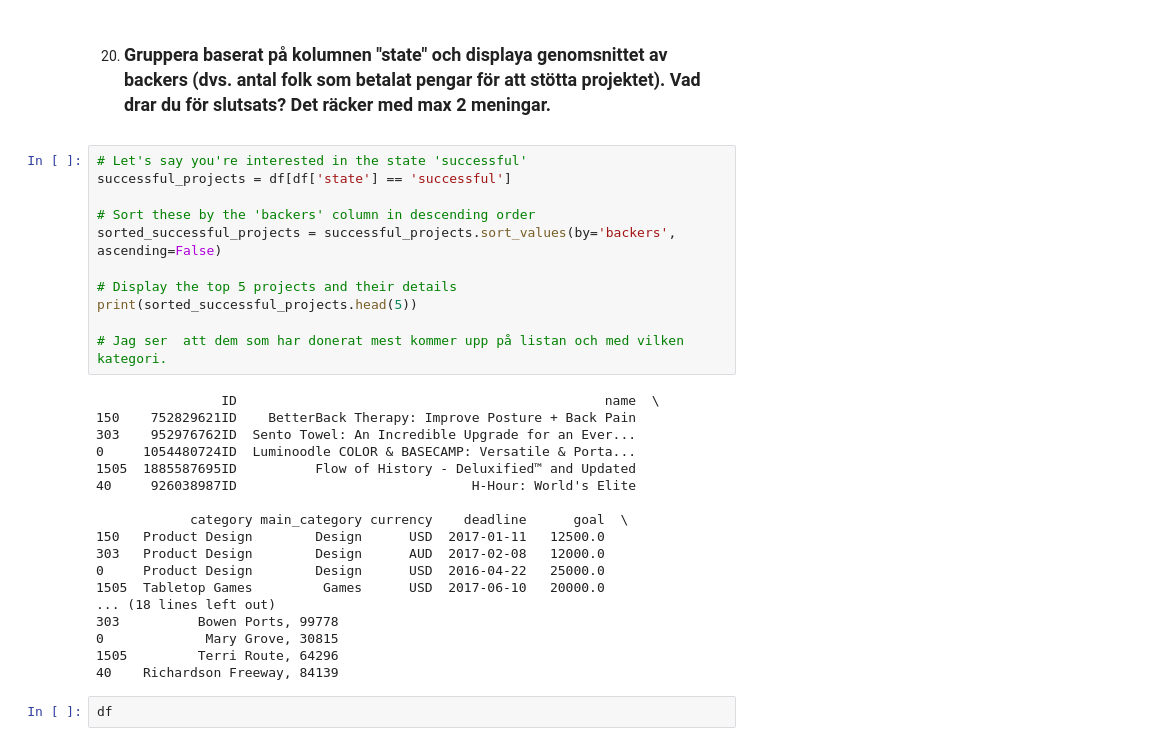
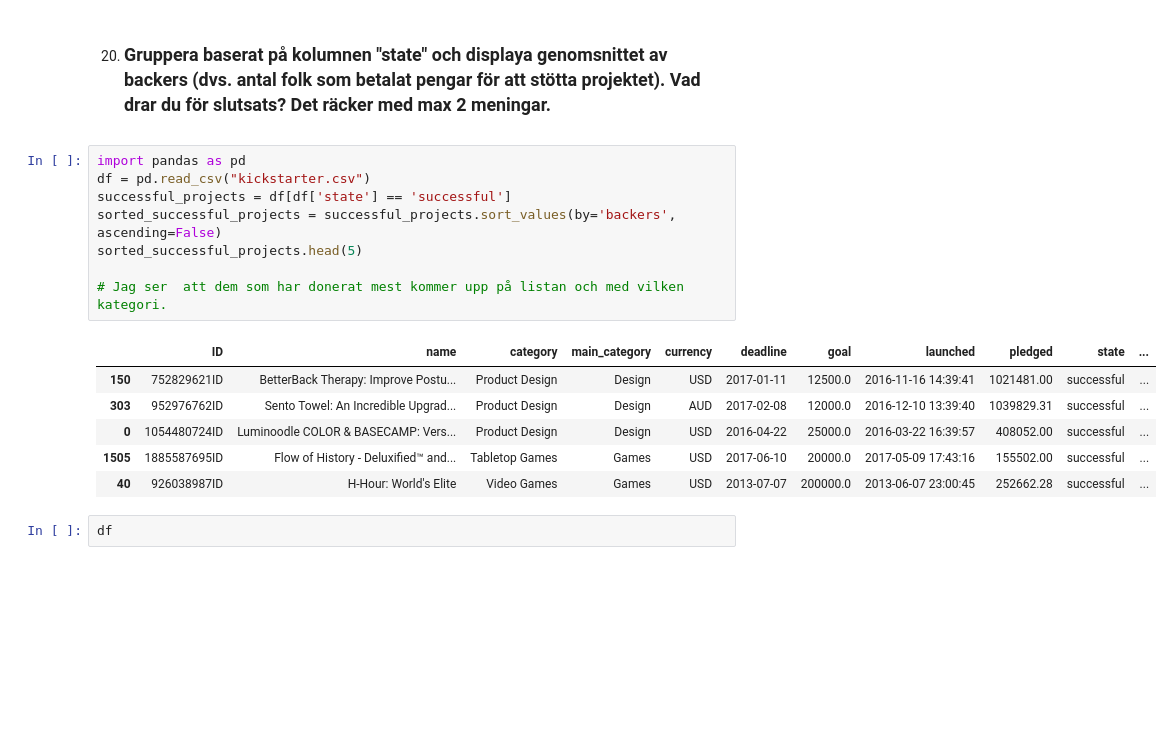
Before and after one commit to Lucas-Blomhall/Python-steam, a Jupyter notebook: main.ipynb, the cells around one changed output. Cells and saved outputs as stored; diff of their text form; blank space fills up the shorter version.

```diff
--- a/main.ipynb
+++ b/main.ipynb
@@ -806,34 +828,20 @@ aggregated
 # %% [markdown]
 20. ### Gruppera baserat på kolumnen "state" och displaya genomsnittet av backers (dvs. antal folk som betalat pengar för att stötta projektet). Vad drar du för slutsats? Det räcker med max 2 meningar.
 # %%
-# Let's say you're interested in the state 'successful'
+import pandas as pd
+df = pd.read_csv("kickstarter.csv")
 successful_projects = df[df['state'] == 'successful']
-
-# Sort these by the 'backers' column in descending order
 sorted_successful_projects = successful_projects.sort_values(by='backers', ascending=False)
-
-# Display the top 5 projects and their details
-print(sorted_successful_projects.head(5))
+sorted_successful_projects.head(5)
 
 # Jag ser  att dem som har donerat mest kommer upp på listan och med vilken kategori.
 # %% [output]
-                ID                                               name  \
-150    752829621ID    BetterBack Therapy: Improve Posture + Back Pain
-303    952976762ID  Sento Towel: An Incredible Upgrade for an Ever...
-0     1054480724ID  Luminoodle COLOR & BASECAMP: Versatile & Porta...
-1505  1885587695ID          Flow of History - Deluxified™ and Updated
-40     926038987ID                              H-Hour: World's Elite
-
-            category main_category currency    deadline      goal  \
-150   Product Design        Design      USD  2017-01-11   12500.0
-303   Product Design        Design      AUD  2017-02-08   12000.0
-0     Product Design        Design      USD  2016-04-22   25000.0
-1505  Tabletop Games         Games      USD  2017-06-10   20000.0
-... (18 lines left out)
-303          Bowen Ports, 99778
-0             Mary Grove, 30815
-1505         Terri Route, 64296
-40    Richardson Freeway, 84139
+|  | ID | name | category | main_category | currency | deadline | goal | launched | pledged | state | ... |
+| 150 | 752829621ID | BetterBack Therapy: Improve Postu... | Product Design | Design | USD | 2017-01-11 | 12500.0 | 2016-11-16 14:39:41 | 1021481.00 | successful | ... |
+| 303 | 952976762ID | Sento Towel: An Incredible Upgrad... | Product Design | Design | AUD | 2017-02-08 | 12000.0 | 2016-12-10 13:39:40 | 1039829.31 | successful | ... |
+| 0 | 1054480724ID | Luminoodle COLOR & BASECAMP: Vers... | Product Design | Design | USD | 2016-04-22 | 25000.0 | 2016-03-22 16:39:57 | 408052.00 | successful | ... |
+| 1505 | 1885587695ID | Flow of History - Deluxified™ and... | Tabletop Games | Games | USD | 2017-06-10 | 20000.0 | 2017-05-09 17:43:16 | 155502.00 | successful | ... |
+| 40 | 926038987ID | H-Hour: World's Elite | Video Games | Games | USD | 2013-07-07 | 200000.0 | 2013-06-07 23:00:45 | 252662.28 | successful | ... |
 # %%
 df
 # %% [output]
```
Also changed, not shown: parts of 22 cells of this notebook.
